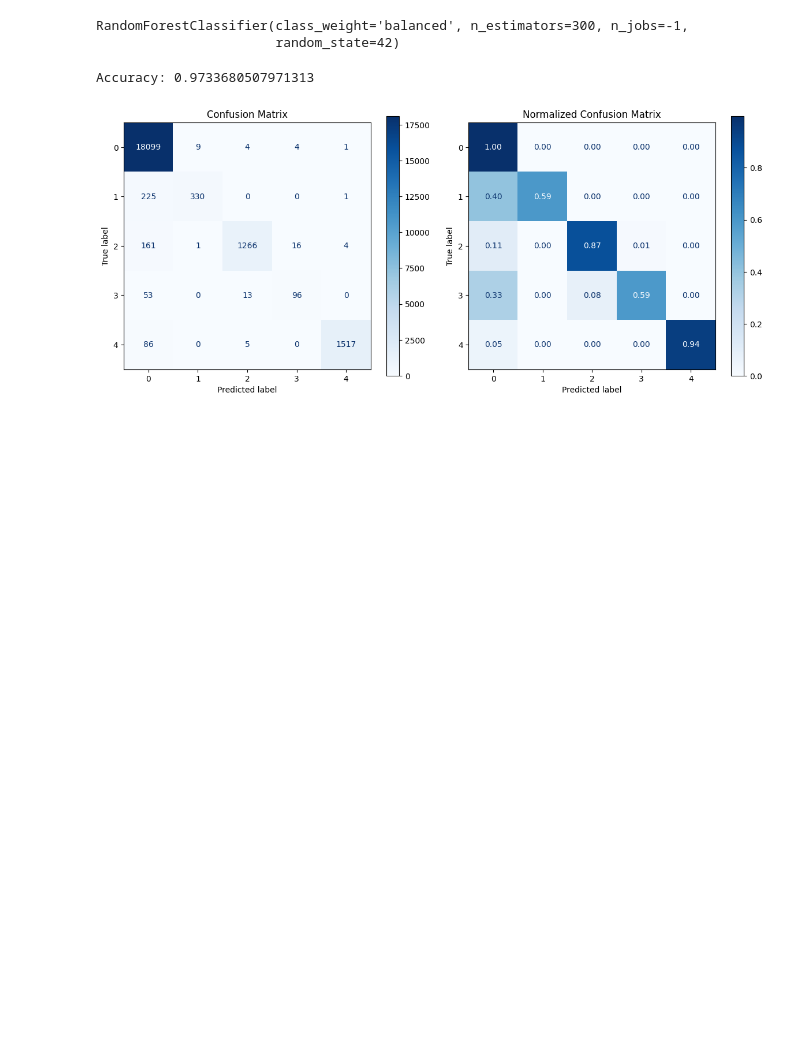
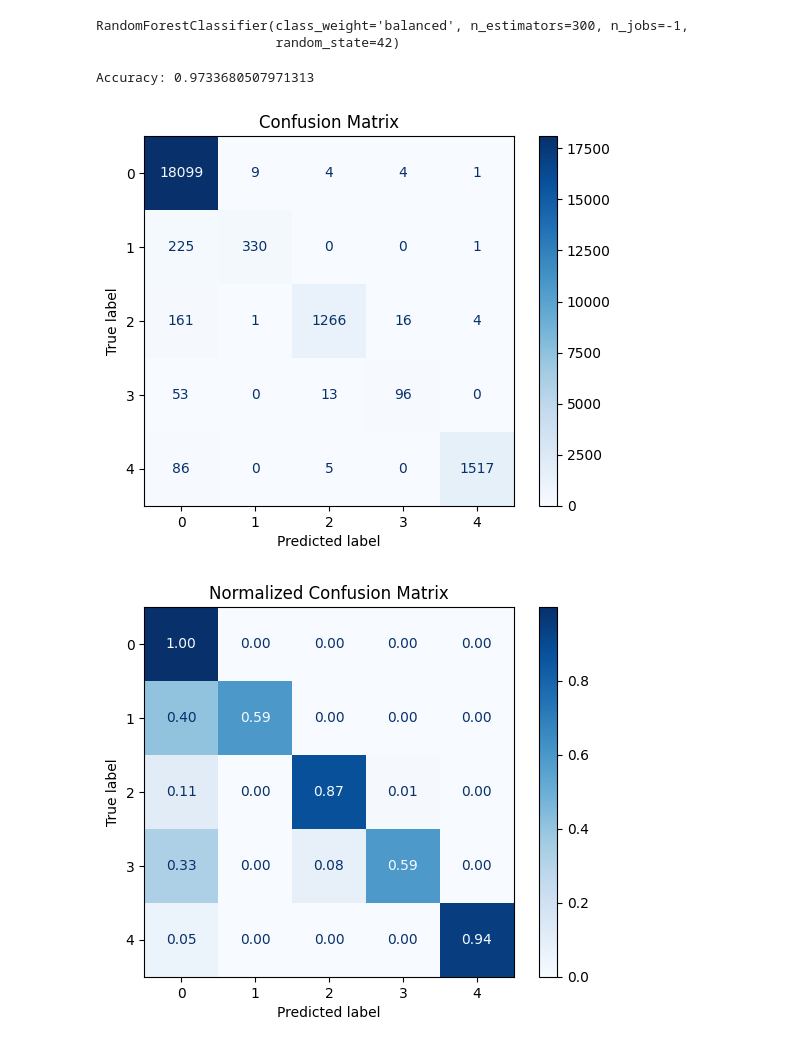
Before and after one commit to AnhTam324/mlmed2026, a Jupyter notebook: report1-mlm.ipynb, the cells around one changed output. Drawn from its saved outputs; the diff is of its cells as text; code cells hidden in the pictures; blank space fills up the shorter version.

```diff
--- a/report1-mlm.ipynb
+++ b/report1-mlm.ipynb
@@ -142,33 +142,27 @@ RandomForestClassifier(class_weight='balanced', n_estimators=300, n_jobs=-1,
 # %%
 from sklearn.metrics import accuracy_score, confusion_matrix, precision_score, recall_score, ConfusionMatrixDisplay
 y_pred = rf.predict(X_test)
 acc = accuracy_score(y_test, y_pred)
 
 print("Accuracy:", acc)
 
 cm = confusion_matrix(y_test, y_pred)
-fig, axes = plt.subplots(1, 2, figsize=(12, 5))
+disp = ConfusionMatrixDisplay(confusion_matrix=cm)
+disp.plot(cmap=plt.cm.Blues)
+plt.title("Confusion Matrix")
+plt.show()
 
-disp = ConfusionMatrixDisplay(confusion_matrix=cm)
-disp.plot(
-    ax=axes[0],
-    cmap=plt.cm.Blues,
-    values_format='d'
-)
-axes[0].set_title("Confusion Matrix")
-
-disp_norm = ConfusionMatrixDisplay.from_predictions(
+disp1 = ConfusionMatrixDisplay.from_predictions(
     y_test,
     y_pred,
     normalize='true',
     cmap=plt.cm.Blues,
-    values_format='.2f',
-    ax=axes[1]
+    values_format='.2f'
 )
-axes[1].set_title("Normalized Confusion Matrix")
 
-plt.tight_layout()
+plt.title("Normalized Confusion Matrix")
 plt.show()
 # %% [output]
 Accuracy: 0.9733680507971313
-[figure, old version]
+[figure, new version]
+[figure, added]
```
